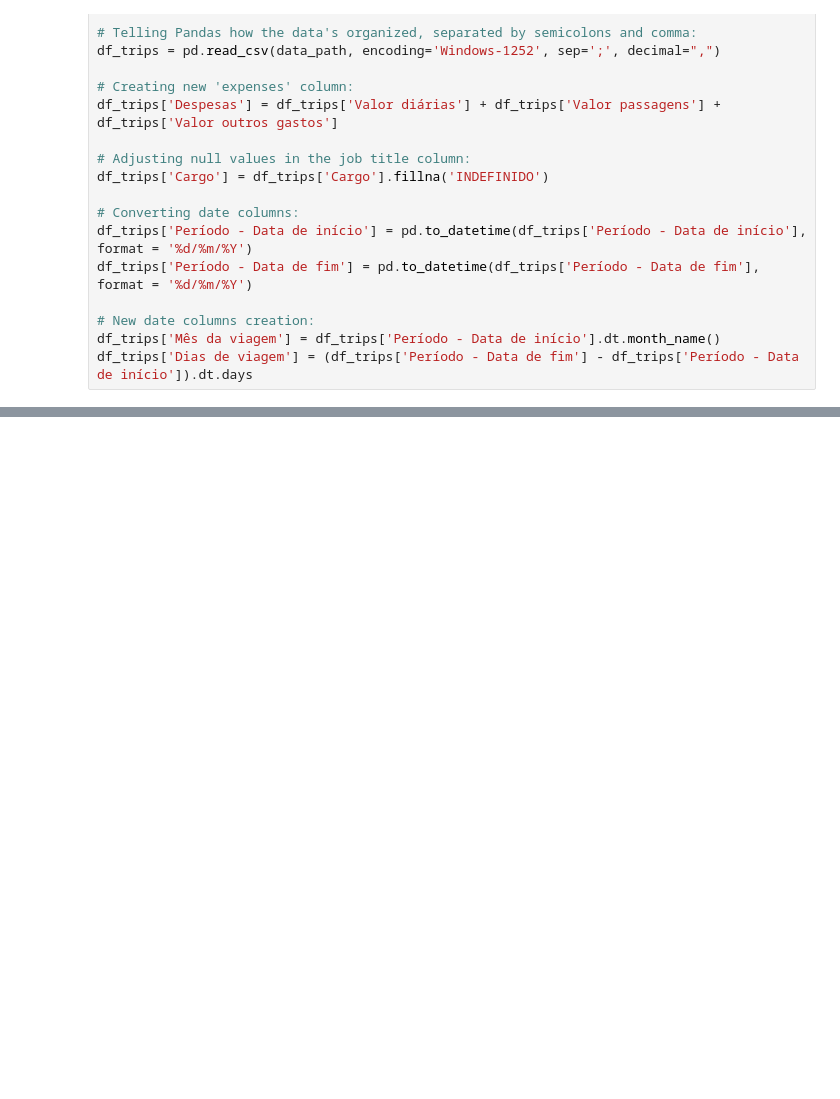
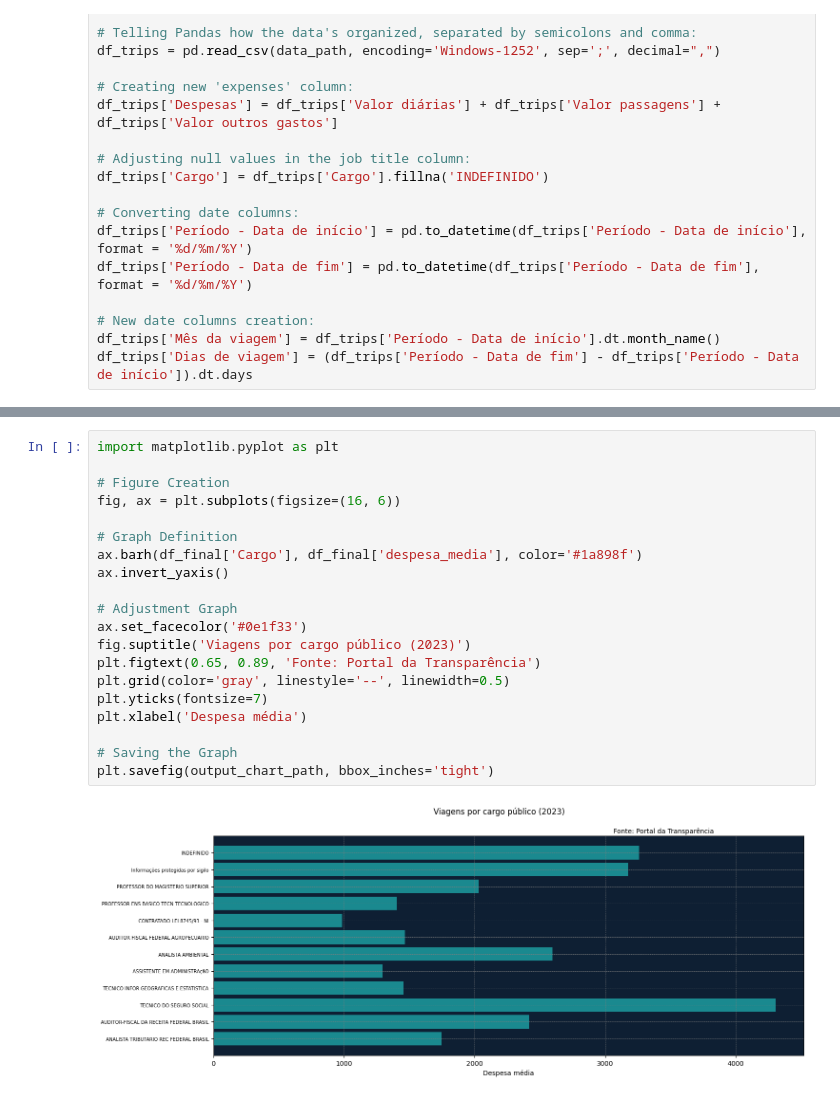
Before and after one commit to GuihJF/python_for_data_analysis, a Jupyter notebook: Brazilian_public_travel_analysis.ipynb, the cells around one changed output, grey strips where cells are left out. Saved outputs shown, nothing was run; the diff lists cells and outputs as text; blank space fills up the shorter version.

Commit message:
Created horizontal bar chart showing average travel expenses by job position.
Customized colors, labels, and layout for better readability. Saved the chart to file for reporting.

```diff
--- a/Brazilian_public_travel_analysis.ipynb
+++ b/Brazilian_public_travel_analysis.ipynb
@@ -96,0 +125,22 @@ df_trips['Dias de viagem'] = (df_trips['Período - Data de fim'] - df_trips['Per
+# %%
+import matplotlib.pyplot as plt
+
+# Figure Creation
+fig, ax = plt.subplots(figsize=(16, 6))
+
+# Graph Definition
+ax.barh(df_final['Cargo'], df_final['despesa_media'], color='#1a898f')
+ax.invert_yaxis()
+
+# Adjustment Graph
+ax.set_facecolor('#0e1f33')
+fig.suptitle('Viagens por cargo público (2023)')
+plt.figtext(0.65, 0.89, 'Fonte: Portal da Transparência')
+plt.grid(color='gray', linestyle='--', linewidth=0.5)
+plt.yticks(fontsize=7)
+plt.xlabel('Despesa média')
+
+# Saving the Graph
+plt.savefig(output_chart_path, bbox_inches='tight')
+# %% [output]
+[figure, added]
```
Also changed, not shown: parts of 1 cell of this notebook.
